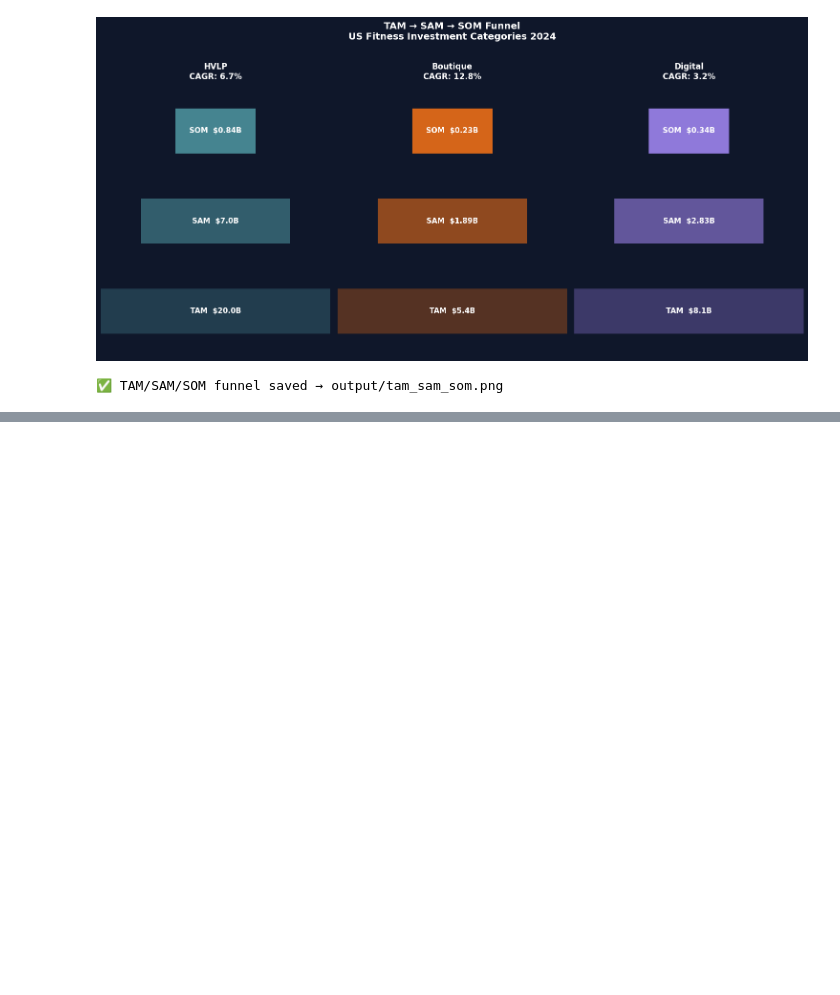
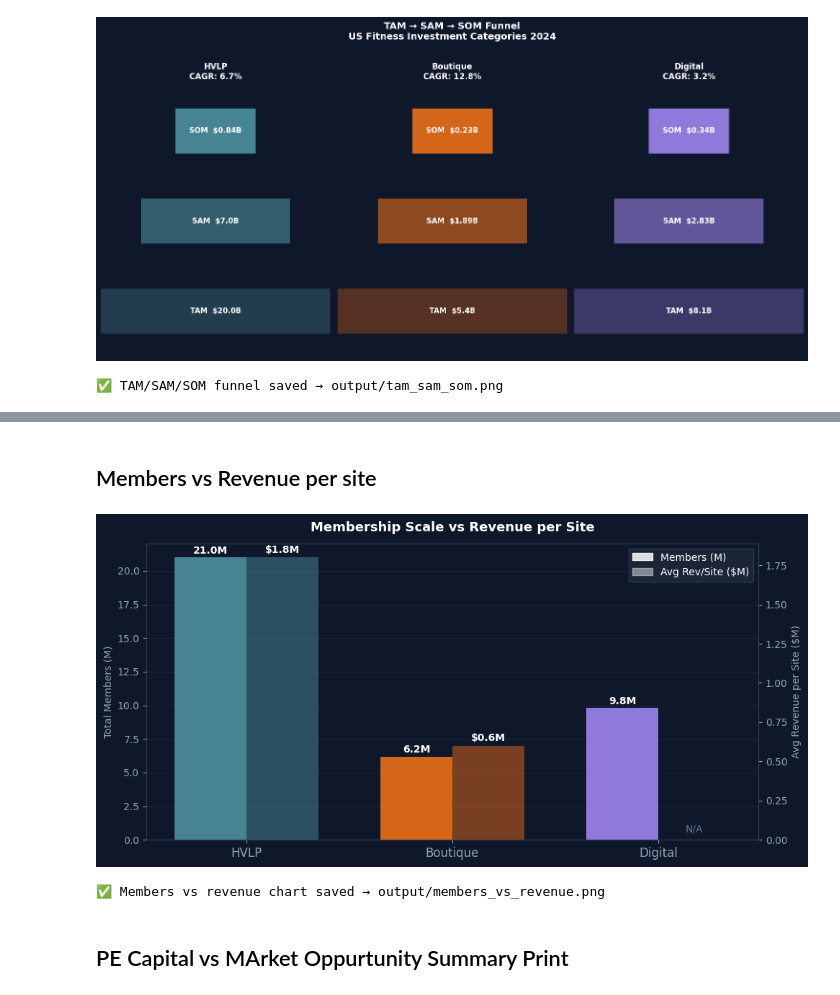
Before and after one commit to UdamShakya/Fitness_investment_analysis, a Jupyter notebook: analysis/market_sizing.ipynb, the cells around one changed output, grey strips where cells are left out. Drawn from its saved outputs; the diff is of its cells as text; code cells hidden in the pictures; blank space fills up the shorter version.

Commit message:
members vs revenue

```diff
--- a/analysis/market_sizing.ipynb
+++ b/analysis/market_sizing.ipynb
@@ -101,0 +152,61 @@ print("✅ TAM/SAM/SOM funnel saved → output/tam_sam_som.png")
+# %% [markdown]
+## Members vs Revenue per site
+# %%
+fig, ax = plt.subplots(figsize=(10, 5))
+fig.patch.set_facecolor('#0f172a')
+ax.set_facecolor('#0f172a')
+
+x = np.arange(len(categories))
+members = [market_data[c]['Members_M'] for c in categories]
+rev_site = [market_data[c]['Avg_Rev_Site'] for c in categories]
+width = 0.35
+
+bars1 = ax.bar(x - width/2, members, width, color=[colors[c] for c in categories],
+               alpha=0.85, label='Members (M)')
+ax2 = ax.twinx()
+bars2 = ax2.bar(x + width/2, rev_site, width, color=[colors[c] for c in categories],
+                alpha=0.45, label='Avg Rev/Site ($M)')
+
+for bar, val in zip(bars1, members):
+    ax.text(bar.get_x() + bar.get_width()/2, bar.get_height() + 0.3,
+            f'{val}M', ha='center', color='white', fontsize=10, fontweight='bold')
+
+for bar, val in zip(bars2, rev_site):
+    if val > 0:
+        ax2.text(bar.get_x() + bar.get_width()/2, bar.get_height() + 0.03,
+                 f'${val}M', ha='center', color='white', fontsize=10, fontweight='bold')
+    else:
+        ax2.text(bar.get_x() + bar.get_width()/2, 0.05,
+                 'N/A', ha='center', color='#64748b', fontsize=10)
+
+ax.set_xticks(x)
+ax.set_xticklabels(categories, color='white', fontsize=12)
+ax.set_ylabel('Total Members (M)', color='#94a3b8', fontsize=10)
+ax2.set_ylabel('Avg Revenue per Site ($M)', color='#94a3b8', fontsize=10)
+ax.tick_params(colors='#94a3b8')
+ax2.tick_params(colors='#94a3b8')
+for spine in ax.spines.values():
+    spine.set_edgecolor('#334155')
+for spine in ax2.spines.values():
+    spine.set_edgecolor('#334155')
+ax.yaxis.grid(True, color='#1e293b', linewidth=0.8)
+ax.set_axisbelow(True)
+ax.set_title('Membership Scale vs Revenue per Site',
+             color='white', fontsize=13, fontweight='bold', pad=12)
+
+lines = [mpatches.Patch(color='white', alpha=0.85, label='Members (M)'),
+         mpatches.Patch(color='white', alpha=0.45, label='Avg Rev/Site ($M)')]
+legend = ax.legend(handles=lines, facecolor='#1e293b', edgecolor='#334155')
+for text in legend.get_texts():
+    text.set_color('white')
+
+plt.tight_layout()
+plt.savefig(os.path.join(base_dir, 'output', 'members_vs_revenue.png'),
+            dpi=150, bbox_inches='tight', facecolor='#0f172a')
+plt.show()
+print("✅ Members vs revenue chart saved → output/members_vs_revenue.png")
+# %% [output]
+[figure, added]
+✅ Members vs revenue chart saved → output/members_vs_revenue.png
+# %% [markdown]
+## PE Capital vs MArket Oppurtunity Summary Print
```
Also changed, not shown: parts of 3 cells of this notebook, 1 other file.
